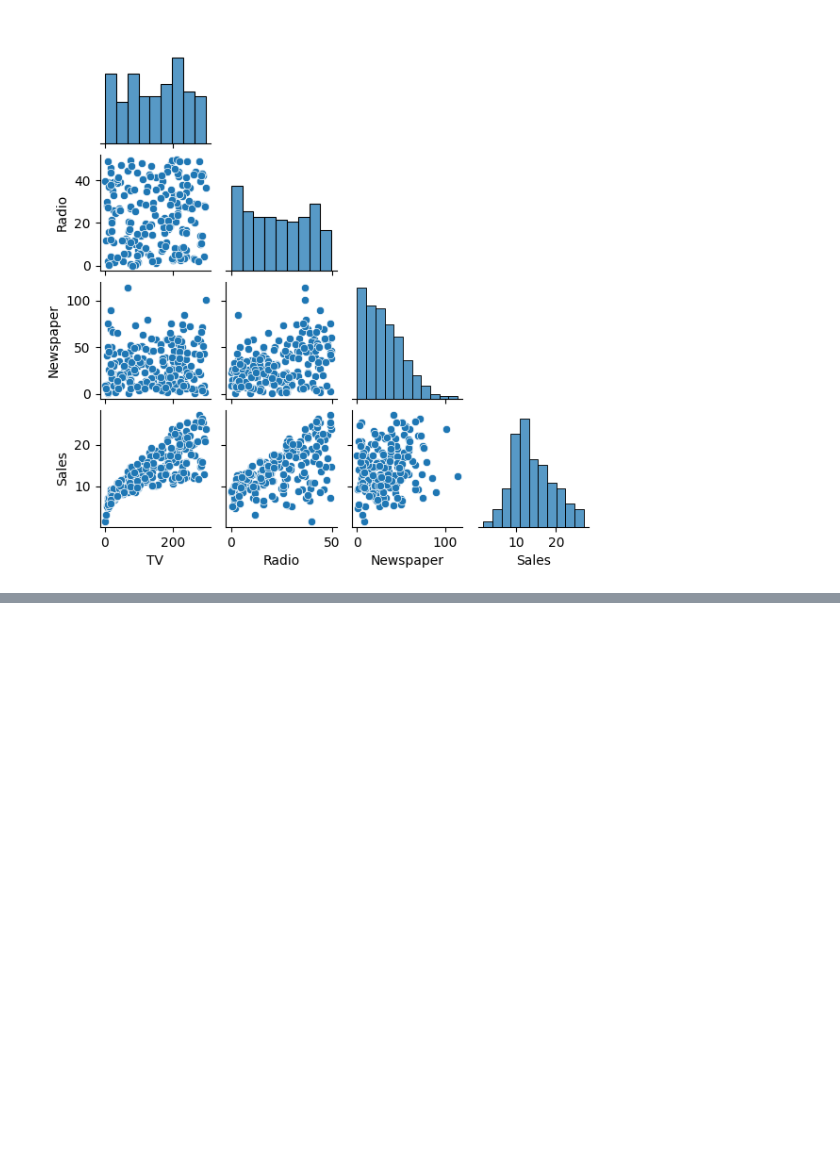
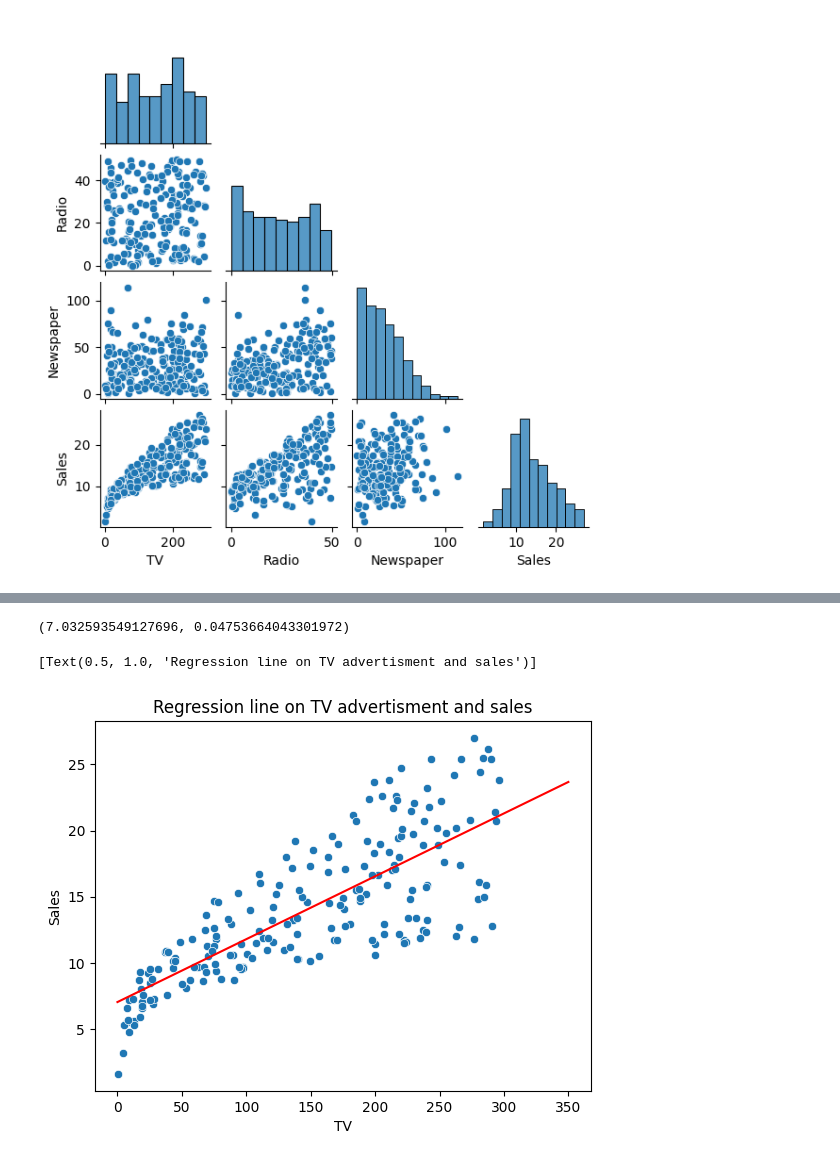
Before and after one commit to JonasBE13/machine-learning-jonas-bengtstrom, a Jupyter notebook: Code-along/L0-linear_regression.ipynb, the cells around one changed output, grey strips where cells are left out. Saved outputs shown, nothing was run; the diff lists cells and outputs as text; code cells hidden in the pictures; blank space fills up the shorter version.

Commit message:
linear regression and prediction

```diff
--- a/Code-along/L0-linear_regression.ipynb
+++ b/Code-along/L0-linear_regression.ipynb
@@ -76,0 +88,4 @@ ax = sns.pairplot(df, height = 1.5, corner=True)
+# %%
+X, y = df["TV"], df["Sales"]
+
+X
@@ -76,0 +120,16 @@ ax = sns.pairplot(df, height = 1.5, corner=True)
+# %%
+beta_1, beta_0 = np.polyfit(X, y, deg=1)
+beta_0, beta_1
+# %% [output]
+(7.032593549127696, 0.04753664043301972)
+# %%
+y_hat = lambda x: beta_0 + beta_1*x
+
+spending = np.linspace(0, 350)
+
+ax = sns.scatterplot(data = df, x = "TV", y = "Sales")
+sns.lineplot(x = spending, y=y_hat(spending), color = "red")
+ax.set(title = "Regression line on TV advertisment and sales")
+# %% [output]
+[Text(0.5, 1.0, 'Regression line on TV advertisment and sales')]
+[figure, added]
```
Also changed, not shown: parts of 26 cells of this notebook.
